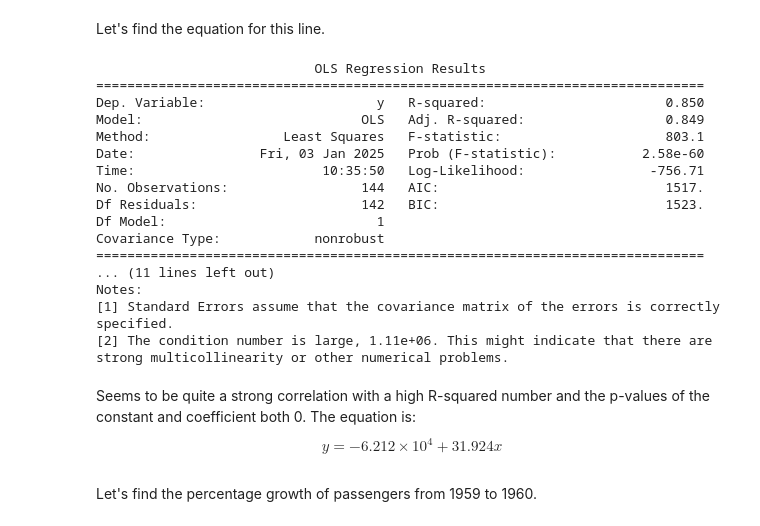
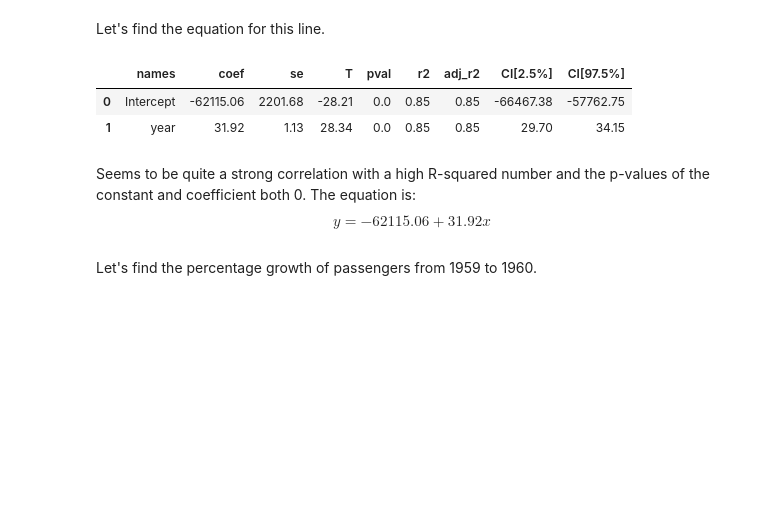
Before and after one commit to ddelony/stats, a Jupyter notebook: flights.ipynb, the cells around one changed output. Saved outputs shown, nothing was run; the diff lists cells and outputs as text; code cells hidden in the pictures; blank space fills up the shorter version.

Commit message:
Replaced statsmodels regression with Pingouin.

```diff
--- a/flights.ipynb
+++ b/flights.ipynb
@@ -34,34 +34,15 @@ sns.regplot(x="year",y="passengers",data=flights)
 # %% [markdown]
 Let's find the equation for this line.
 # %%
-import statsmodels.api as sm
-year = flights["year"].to_numpy()
-year = sm.add_constant(year)
-passengers = flights["passengers"].to_numpy()
-
-model = sm.OLS(passengers,year)
-result = model.fit()
-print(result.summary())
+import pingouin as pg
+model = pg.linear_regression(flights['year'],flights['passengers'])
+model.round(2)
 # %% [output]
-                            OLS Regression Results
-==============================================================================
-Dep. Variable:                      y   R-squared:                       0.850
-Model:                            OLS   Adj. R-squared:                  0.849
-Method:                 Least Squares   F-statistic:                     803.1
-Date:                Fri, 03 Jan 2025   Prob (F-statistic):           2.58e-60
-Time:                        10:35:50   Log-Likelihood:                -756.71
-No. Observations:                 144   AIC:                             1517.
-Df Residuals:                     142   BIC:                             1523.
-Df Model:                           1
-Covariance Type:            nonrobust
-==============================================================================
-... (11 lines left out)
-Notes:
-[1] Standard Errors assume that the covariance matrix of the errors is correctly specified.
-[2] The condition number is large, 1.11e+06. This might indicate that there are
-strong multicollinearity or other numerical problems.
+|  | names | coef | se | T | pval | r2 | adj_r2 | CI[2.5%] | CI[97.5%] |
+| 0 | Intercept | -62115.06 | 2201.68 | -28.21 | 0.0 | 0.85 | 0.85 | -66467.38 | -57762.75 |
+| 1 | year | 31.92 | 1.13 | 28.34 | 0.0 | 0.85 | 0.85 | 29.70 | 34.15 |
 # %% [markdown]
-Seems to be quite a strong correlation with a high R-squared number and the p-values of the constant and coefficient both 0. The equation is: $$y = -6.212\times10^4 + 31.924x$$
+Seems to be quite a strong correlation with a high R-squared number and the p-values of the constant and coefficient both 0. The equation is: $$y = -62115.06 + 31.92x$$
 # %% [markdown]
 Let's find the percentage growth of passengers from 1959 to 1960.
 # %%
```
